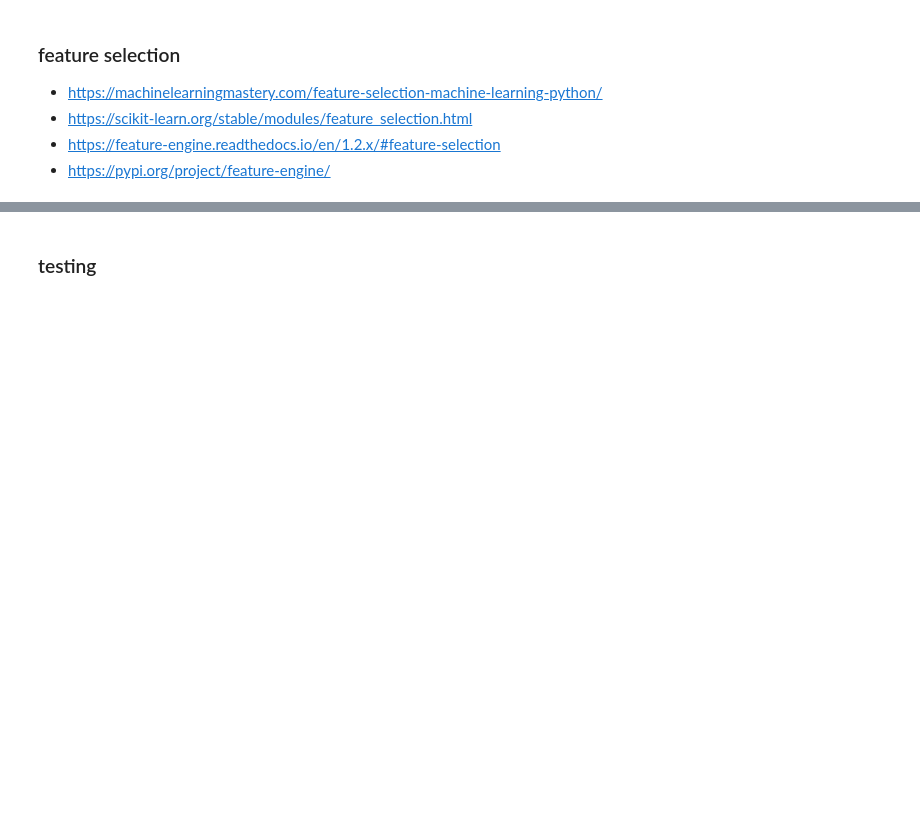
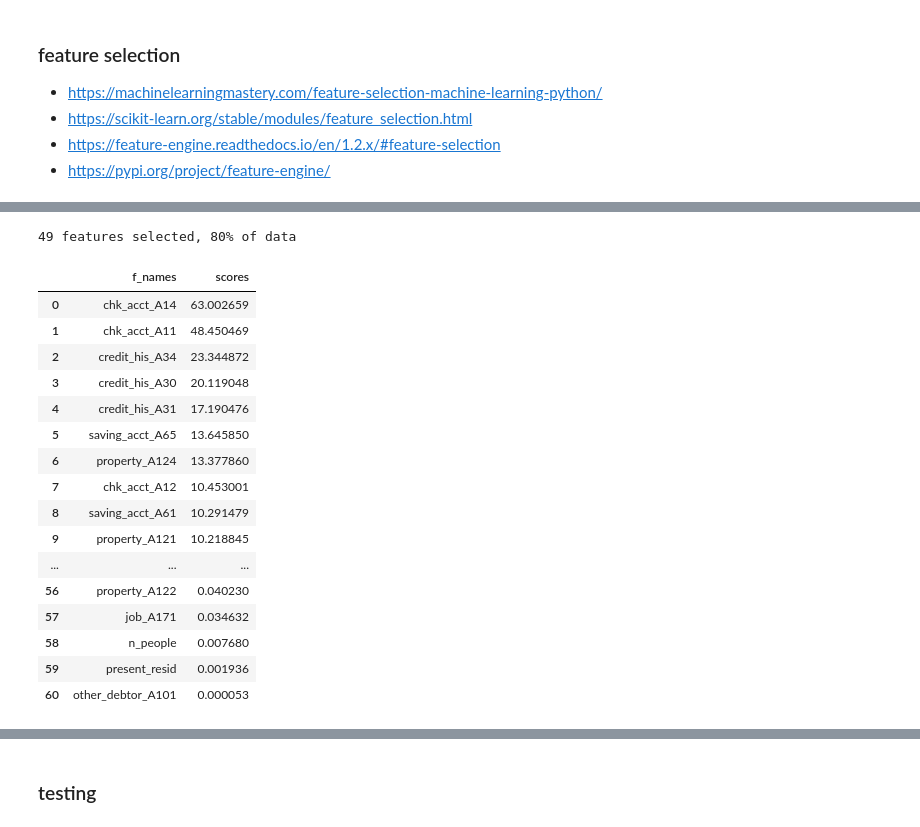
Before and after one commit to m-wolfram/german-credit-classification, a Jupyter notebook: model_pro1.ipynb, the cells around one changed output, grey strips where cells are left out. Cells and saved outputs as stored; diff of their text form; code cells hidden in the pictures; blank space fills up the shorter version.

```diff
--- a/model_pro1.ipynb
+++ b/model_pro1.ipynb
@@ -381,3 +381,34 @@ display(pd.DataFrame({
+# %%
+# создание выборки SKB без ресемлинга
+
+skb = SelectKBest(chi2, k=dr_sf(X_mm, pct=80))
+
+skb.fit(X_mm, y_mm)
+X_mm_SKB = skb.transform(X_mm)
+
+display(pd.DataFrame({
+    "f_names":skb.feature_names_in_,
+    "scores":skb.scores_
+    }).sort_values("scores", ascending=False, ignore_index=True))
+# %% [output]
+49 features selected, 80% of data
+|  | f_names | scores |
+| 0 | chk_acct_A14 | 63.002659 |
+| 1 | chk_acct_A11 | 48.450469 |
+| 2 | credit_his_A34 | 23.344872 |
+| 3 | credit_his_A30 | 20.119048 |
+| 4 | credit_his_A31 | 17.190476 |
+| 5 | saving_acct_A65 | 13.645850 |
+| 6 | property_A124 | 13.377860 |
+| 7 | chk_acct_A12 | 10.453001 |
+| 8 | saving_acct_A61 | 10.291479 |
+| 9 | property_A121 | 10.218845 |
+| ... | ... | ... |
+| 56 | property_A122 | 0.040230 |
+| 57 | job_A171 | 0.034632 |
+| 58 | n_people | 0.007680 |
+| 59 | present_resid | 0.001936 |
+| 60 | other_debtor_A101 | 0.000053 |
 # %%
 # применение алгоритма recursive feature elimination на выборке и составление новых выборок с урезанными переменными
 # https://scikit-learn.org/stable/modules/generated/sklearn.feature_selection.RFE.html
```
Also changed, not shown: parts of 13 cells of this notebook, 1 other file.
